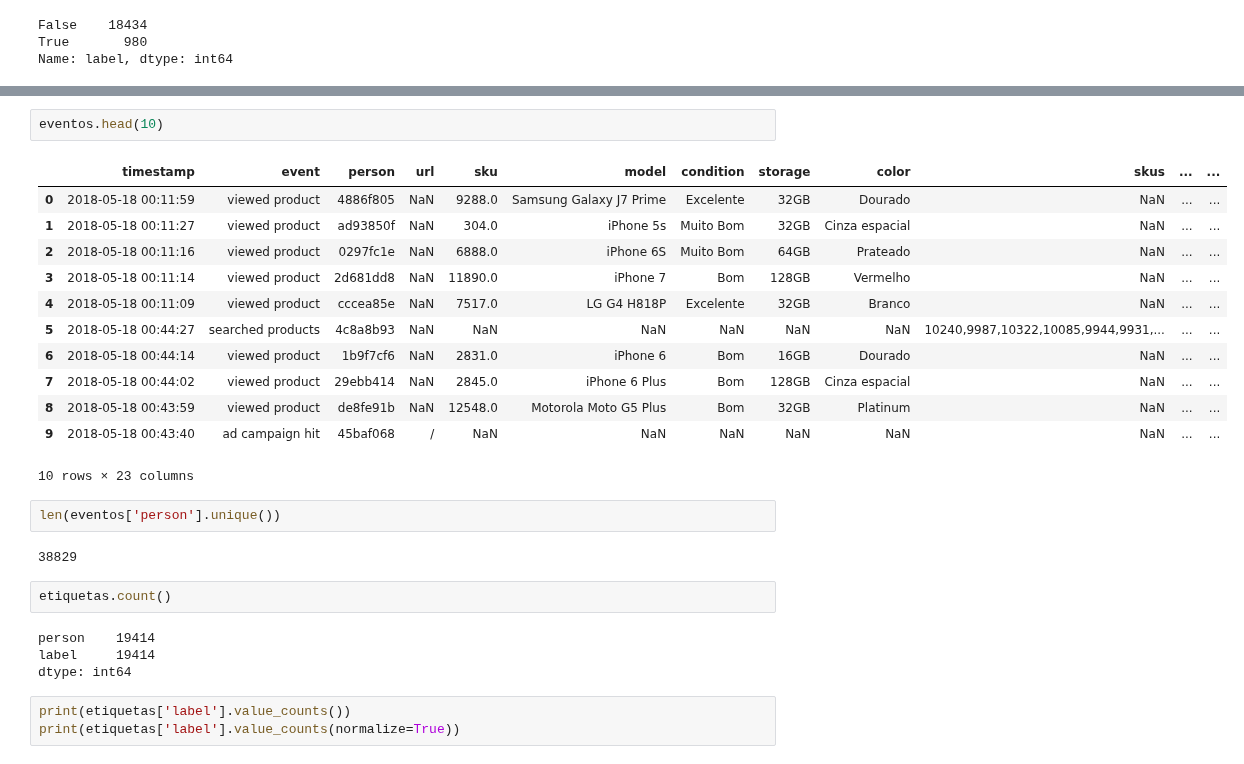
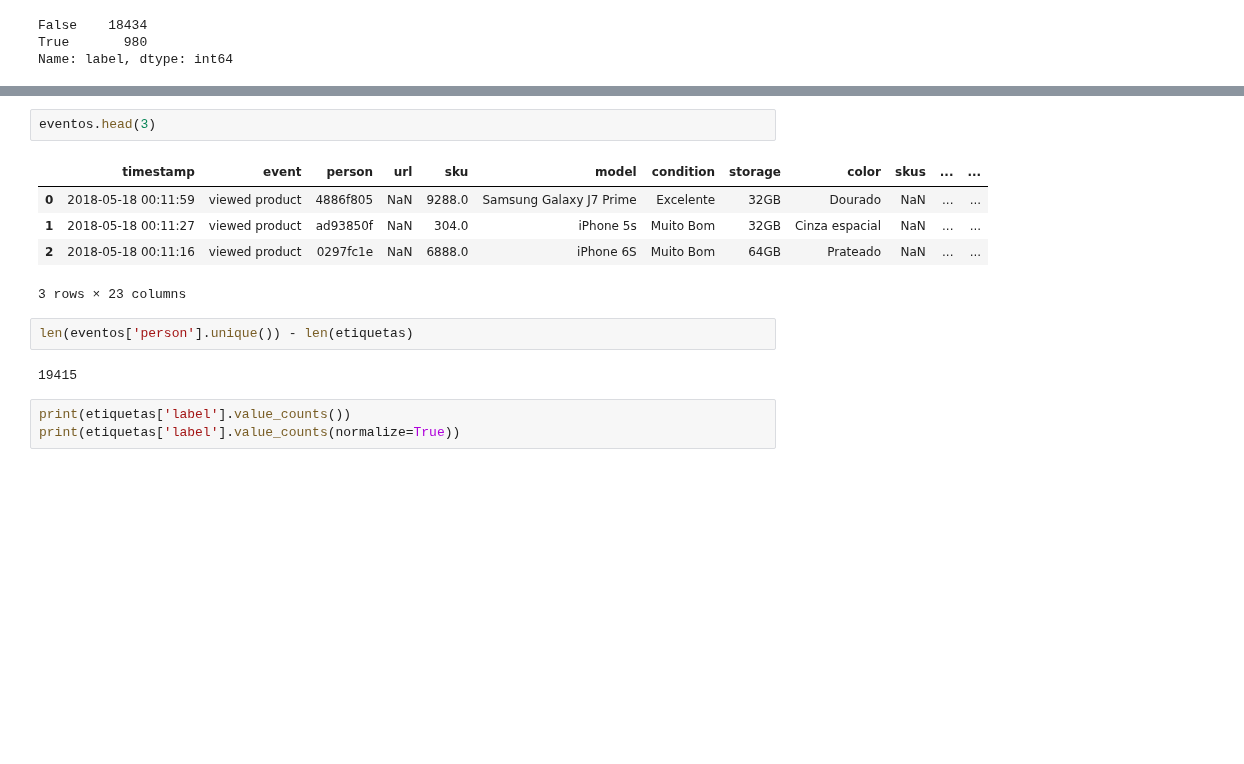
Before and after one commit to btusca/7506, a Jupyter notebook: TP2/Pre TP2.ipynb, the cells around one changed output, grey strips where cells are left out. Saved outputs shown, nothing was run; the diff lists cells and outputs as text; blank space fills up the shorter version.

```diff
--- a/TP2/Pre TP2.ipynb
+++ b/TP2/Pre TP2.ipynb
@@ -65,28 +51,15 @@ dtype: object
 # %%
-eventos.head(10)
+eventos.head(3)
 # %% [output]
 |  | timestamp | event | person | url | sku | model | condition | storage | color | skus | ... | ... |
 | 0 | 2018-05-18 00:11:59 | viewed product | 4886f805 | NaN | 9288.0 | Samsung Galaxy J7 Prime | Excelente | 32GB | Dourado | NaN | ... | ... |
 | 1 | 2018-05-18 00:11:27 | viewed product | ad93850f | NaN | 304.0 | iPhone 5s | Muito Bom | 32GB | Cinza espacial | NaN | ... | ... |
 | 2 | 2018-05-18 00:11:16 | viewed product | 0297fc1e | NaN | 6888.0 | iPhone 6S | Muito Bom | 64GB | Prateado | NaN | ... | ... |
-| 3 | 2018-05-18 00:11:14 | viewed product | 2d681dd8 | NaN | 11890.0 | iPhone 7 | Bom | 128GB | Vermelho | NaN | ... | ... |
-| 4 | 2018-05-18 00:11:09 | viewed product | cccea85e | NaN | 7517.0 | LG G4 H818P | Excelente | 32GB | Branco | NaN | ... | ... |
-| 5 | 2018-05-18 00:44:27 | searched products | 4c8a8b93 | NaN | NaN | NaN | NaN | NaN | NaN | 10240,9987,10322,10085,9944,9931,... | ... | ... |
-| 6 | 2018-05-18 00:44:14 | viewed product | 1b9f7cf6 | NaN | 2831.0 | iPhone 6 | Bom | 16GB | Dourado | NaN | ... | ... |
-| 7 | 2018-05-18 00:44:02 | viewed product | 29ebb414 | NaN | 2845.0 | iPhone 6 Plus | Bom | 128GB | Cinza espacial | NaN | ... | ... |
-| 8 | 2018-05-18 00:43:59 | viewed product | de8fe91b | NaN | 12548.0 | Motorola Moto G5 Plus | Bom | 32GB | Platinum | NaN | ... | ... |
-| 9 | 2018-05-18 00:43:40 | ad campaign hit | 45baf068 | / | NaN | NaN | NaN | NaN | NaN | NaN | ... | ... |
-10 rows × 23 columns
+3 rows × 23 columns
 # %%
-len(eventos['person'].unique())
+len(eventos['person'].unique()) - len(etiquetas)
 # %% [output]
-38829
+19415
-# %%
-etiquetas.count()
-# %% [output]
-person    19414
-label     19414
-dtype: int64
 # %%
 print(etiquetas['label'].value_counts())
 print(etiquetas['label'].value_counts(normalize=True))
```
Also changed, not shown: parts of 33 cells of this notebook.
